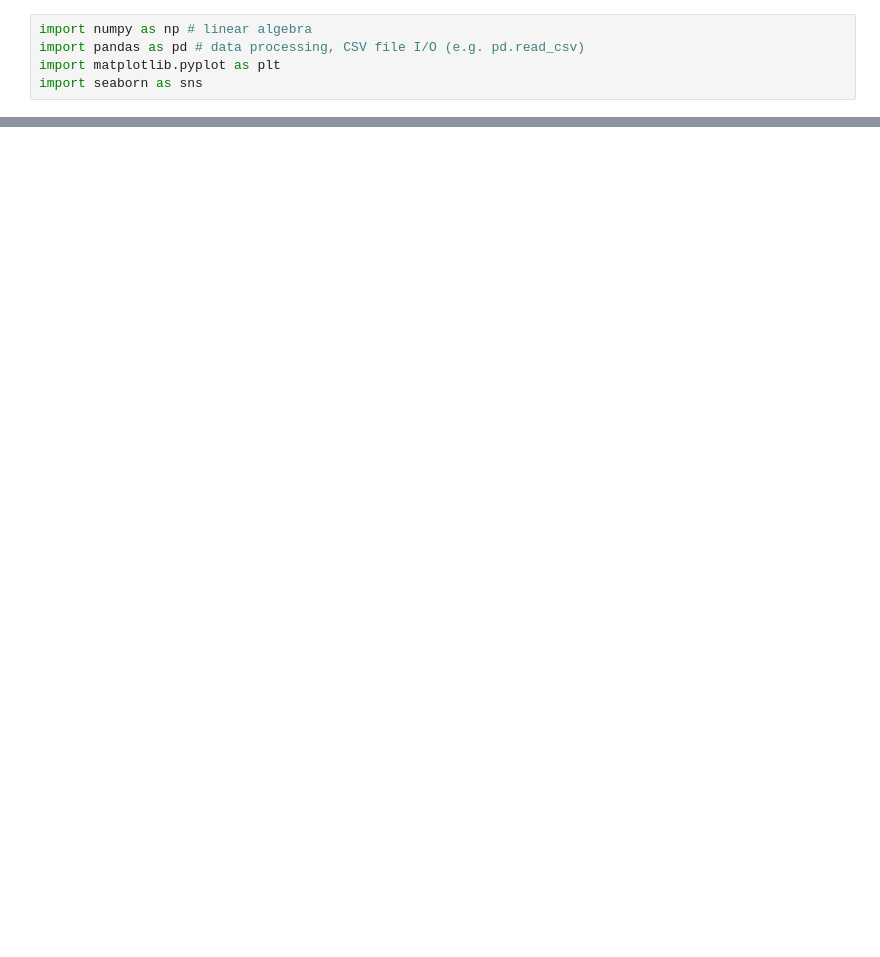
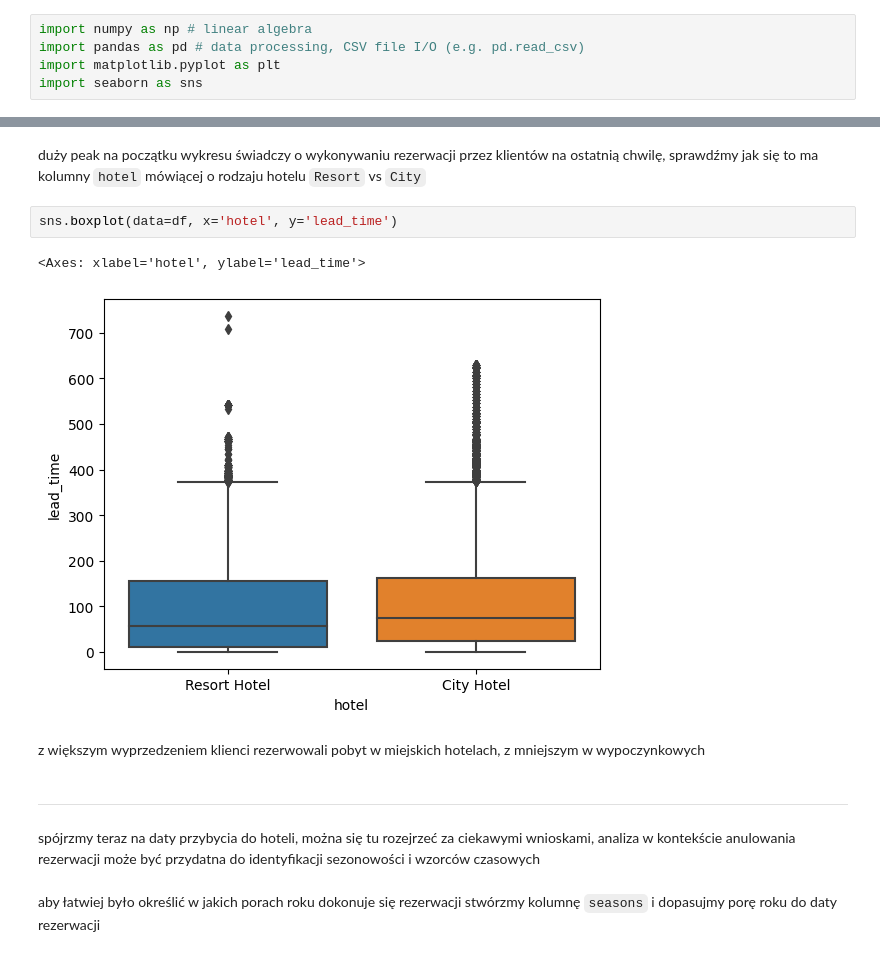
Before and after one commit to adrian-wiktorowicz/hotel_reservation_analysis, a Jupyter notebook: hotel_reservation_analysis.ipynb, the cells around one changed output, grey strips where cells are left out. Cells and saved outputs as stored; diff of their text form; blank space fills up the shorter version.

```diff
--- a/hotel_reservation_analysis.ipynb
+++ b/hotel_reservation_analysis.ipynb
@@ -9,0 +87,15 @@ NameError: name 'pd' is not defined
+# %% [markdown]
+duży peak na początku wykresu świadczy o wykonywaniu rezerwacji przez klientów na ostatnią chwilę, sprawdźmy jak się to ma kolumny `hotel` mówiącej o rodzaju hotelu `Resort` vs `City`
+# %%
+sns.boxplot(data=df, x='hotel', y='lead_time')
+# %% [output]
+<Axes: xlabel='hotel', ylabel='lead_time'>
+[figure, added]
+# %% [markdown]
+z większym wyprzedzeniem klienci rezerwowali pobyt w miejskich hotelach, z mniejszym w wypoczynkowych
+# %% [markdown]
+************************
+# %% [markdown]
+spójrzmy teraz na daty przybycia do hoteli, można się tu rozejrzeć za ciekawymi wnioskami, analiza w kontekście anulowania rezerwacji może być przydatna do identyfikacji sezonowości i wzorców czasowych
+# %% [markdown]
+aby łatwiej było określić w jakich porach roku dokonuje się rezerwacji stwórzmy kolumnę `seasons` i dopasujmy porę roku do daty rezerwacji
```
Also changed, not shown: parts of 25 cells of this notebook.
